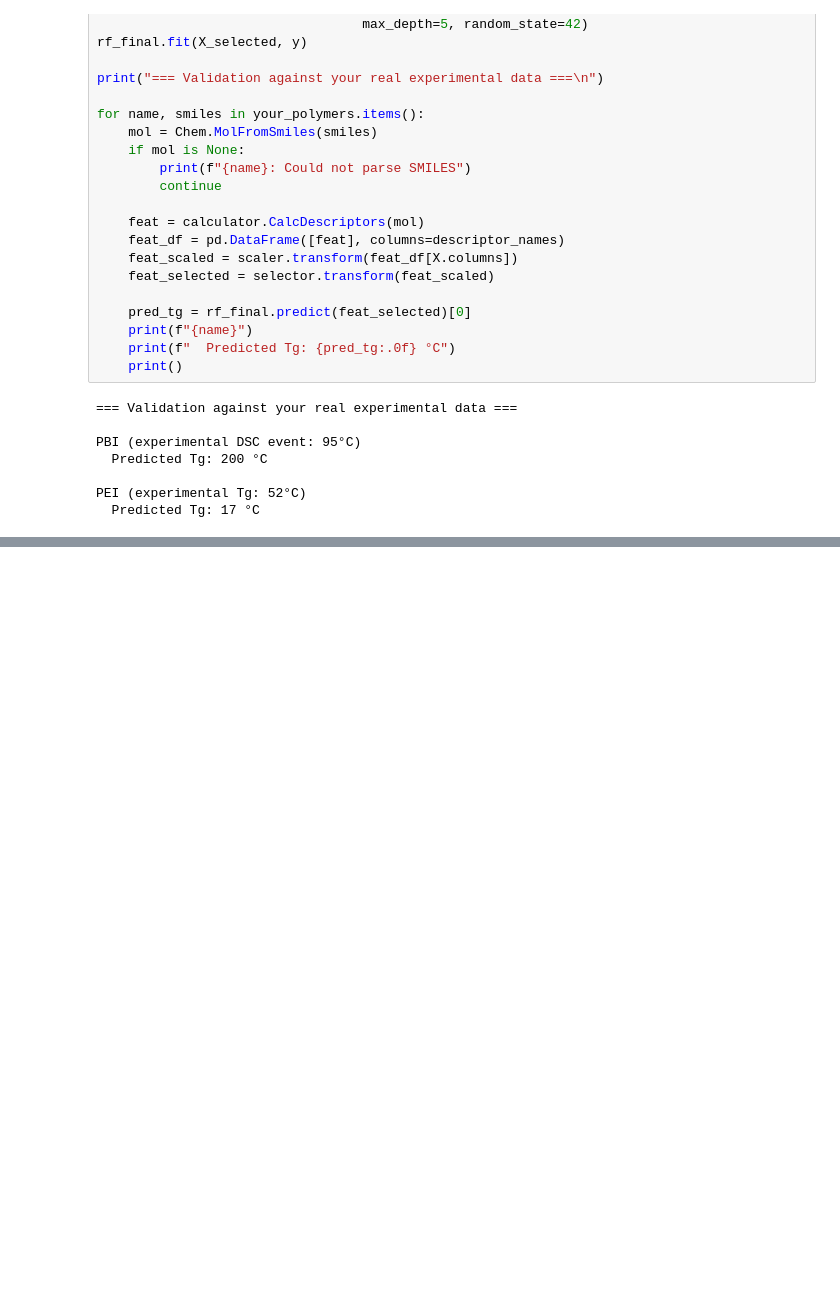
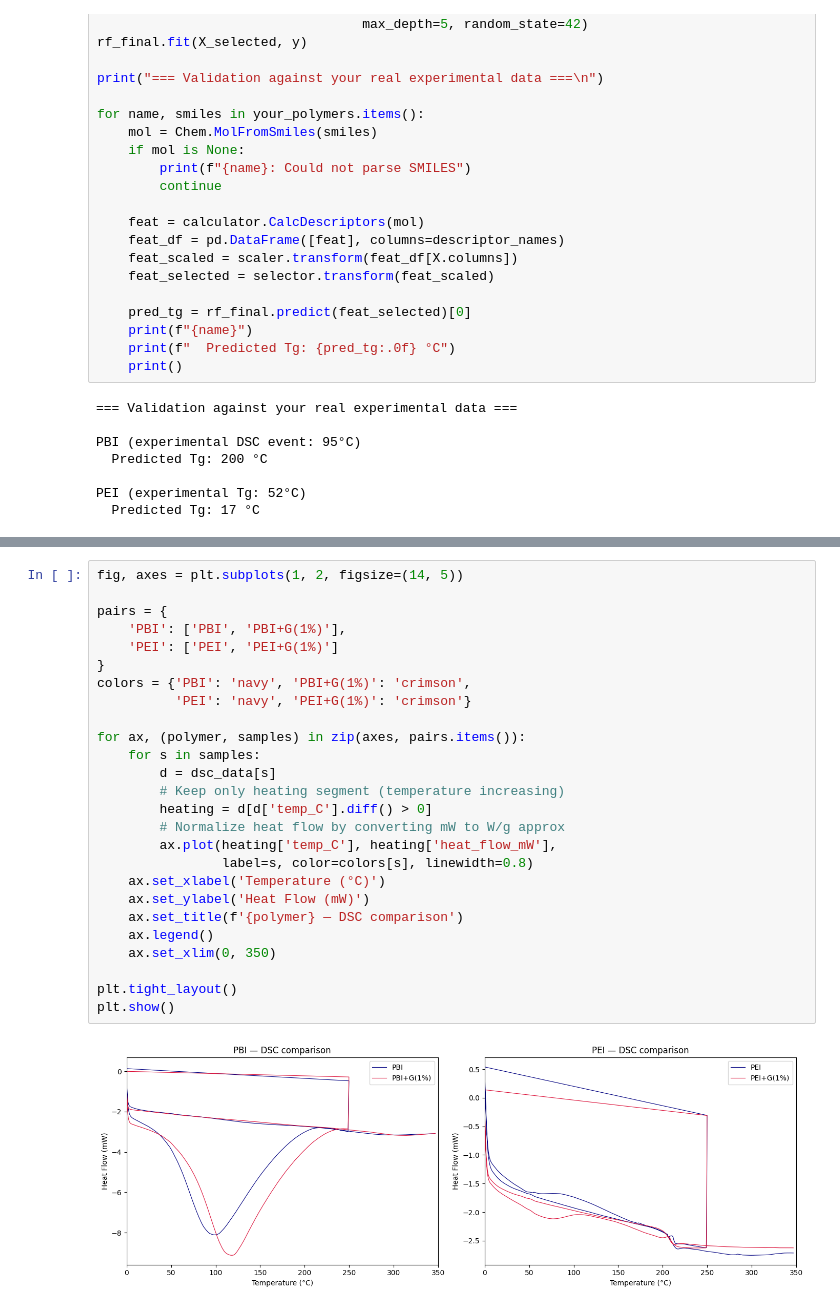
Before and after one commit to fatema-material-AI/band-gap-prediction-ml, a Jupyter notebook: Polymer_Tg_Prediction.ipynb, the cells around one changed output, grey strips where cells are left out. Saved outputs shown, nothing was run; the diff lists cells and outputs as text; blank space fills up the shorter version.

```diff
--- a/Polymer_Tg_Prediction.ipynb
+++ b/Polymer_Tg_Prediction.ipynb
@@ -223,0 +300,28 @@ PEI (experimental Tg: 52°C)
+# %%
+fig, axes = plt.subplots(1, 2, figsize=(14, 5))
+
+pairs = {
+    'PBI': ['PBI', 'PBI+G(1%)'],
+    'PEI': ['PEI', 'PEI+G(1%)']
+}
+colors = {'PBI': 'navy', 'PBI+G(1%)': 'crimson',
+          'PEI': 'navy', 'PEI+G(1%)': 'crimson'}
+
+for ax, (polymer, samples) in zip(axes, pairs.items()):
+    for s in samples:
+        d = dsc_data[s]
+        # Keep only heating segment (temperature increasing)
+        heating = d[d['temp_C'].diff() > 0]
+        # Normalize heat flow by converting mW to W/g approx
+        ax.plot(heating['temp_C'], heating['heat_flow_mW'],
+                label=s, color=colors[s], linewidth=0.8)
+    ax.set_xlabel('Temperature (°C)')
+    ax.set_ylabel('Heat Flow (mW)')
+    ax.set_title(f'{polymer} — DSC comparison')
+    ax.legend()
+    ax.set_xlim(0, 350)
+
+plt.tight_layout()
+plt.show()
+# %% [output]
+[figure, added]
```
Also changed, not shown: parts of 9 cells of this notebook.
